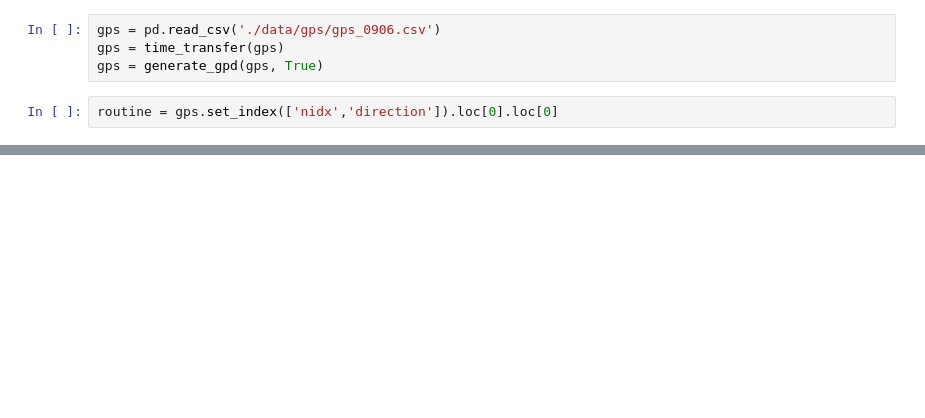
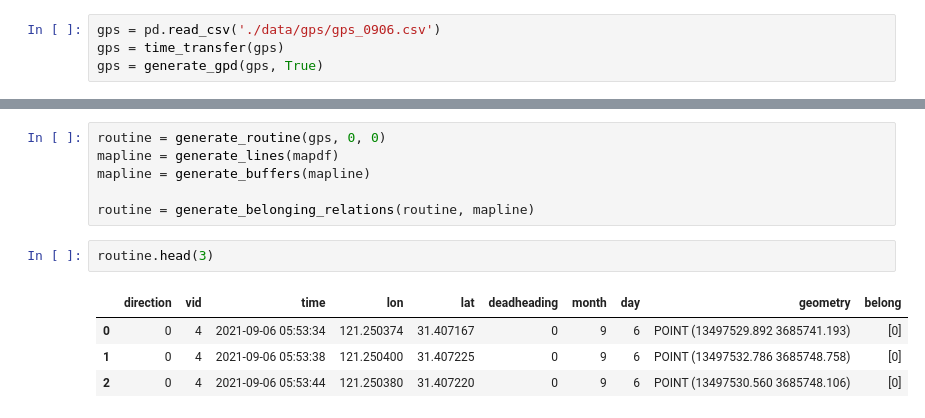
Before and after one commit to Eightina/Tranportation-Statistics-Course-Design, a Jupyter notebook: dataview.ipynb, the cells around one changed output, grey strips where cells are left out. Saved outputs shown, nothing was run; the diff lists cells and outputs as text; blank space fills up the shorter version.

```diff
--- a/dataview.ipynb
+++ b/dataview.ipynb
@@ -22,5 +25,3 @@ from utils.timeutils import time_transfer
 gps = pd.read_csv('./data/gps/gps_0906.csv')
 gps = time_transfer(gps)
 gps = generate_gpd(gps, True)
-# %%
-routine = gps.set_index(['nidx','direction']).loc[0].loc[0]
@@ -78,0 +46,13 @@ buffer.plot(ax = ax)
+# %%
+routine = generate_routine(gps, 0, 0)
+mapline = generate_lines(mapdf)
+mapline = generate_buffers(mapline)
+
+routine = generate_belonging_relations(routine, mapline)
+# %%
+routine.head(3)
+# %% [output]
+|  | direction | vid | time | lon | lat | deadheading | month | day | geometry | belong |
+| 0 | 0 | 4 | 2021-09-06 05:53:34 | 121.250374 | 31.407167 | 0 | 9 | 6 | POINT (13497529.892 3685741.193) | [0] |
+| 1 | 0 | 4 | 2021-09-06 05:53:38 | 121.250400 | 31.407225 | 0 | 9 | 6 | POINT (13497532.786 3685748.758) | [0] |
+| 2 | 0 | 4 | 2021-09-06 05:53:44 | 121.250380 | 31.407220 | 0 | 9 | 6 | POINT (13497530.560 3685748.106) | [0] |
```
Also changed, not shown: parts of 14 cells of this notebook, 4 other files.
